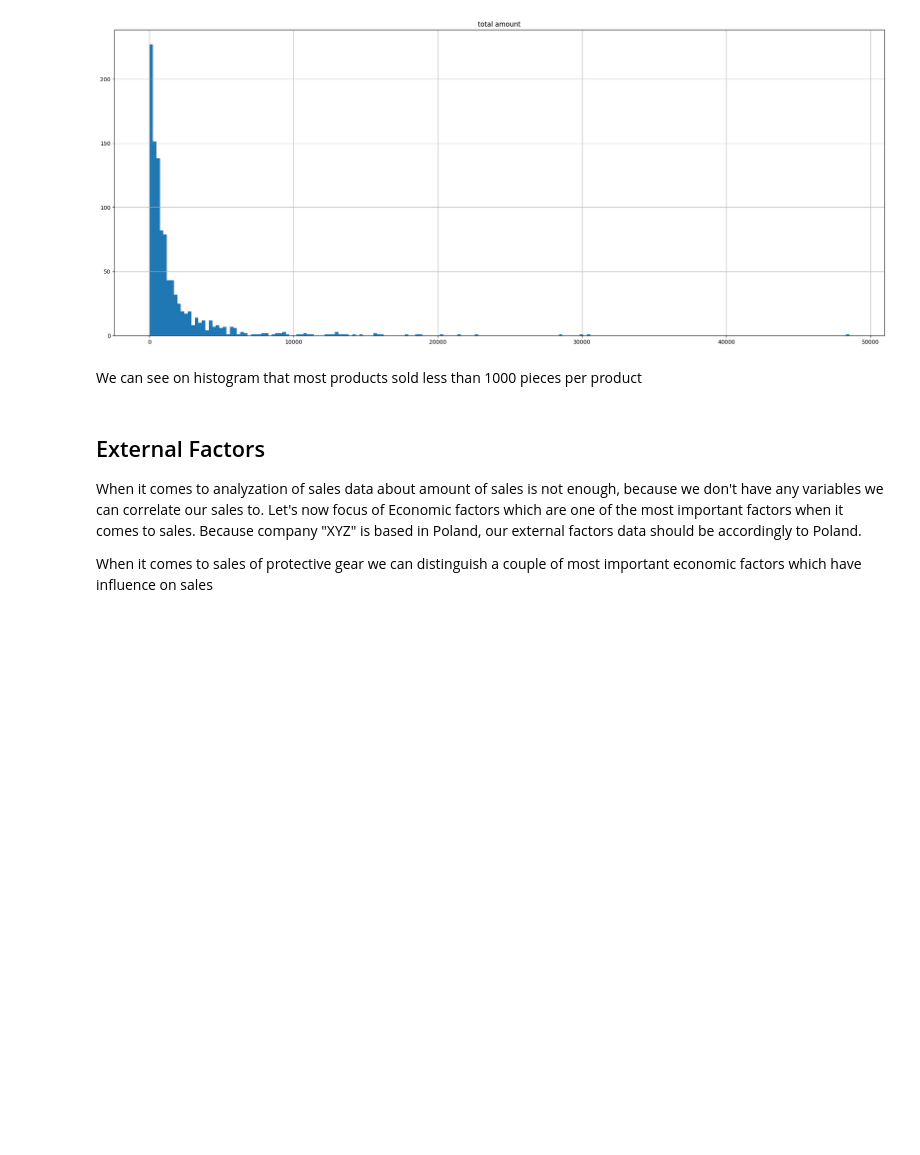
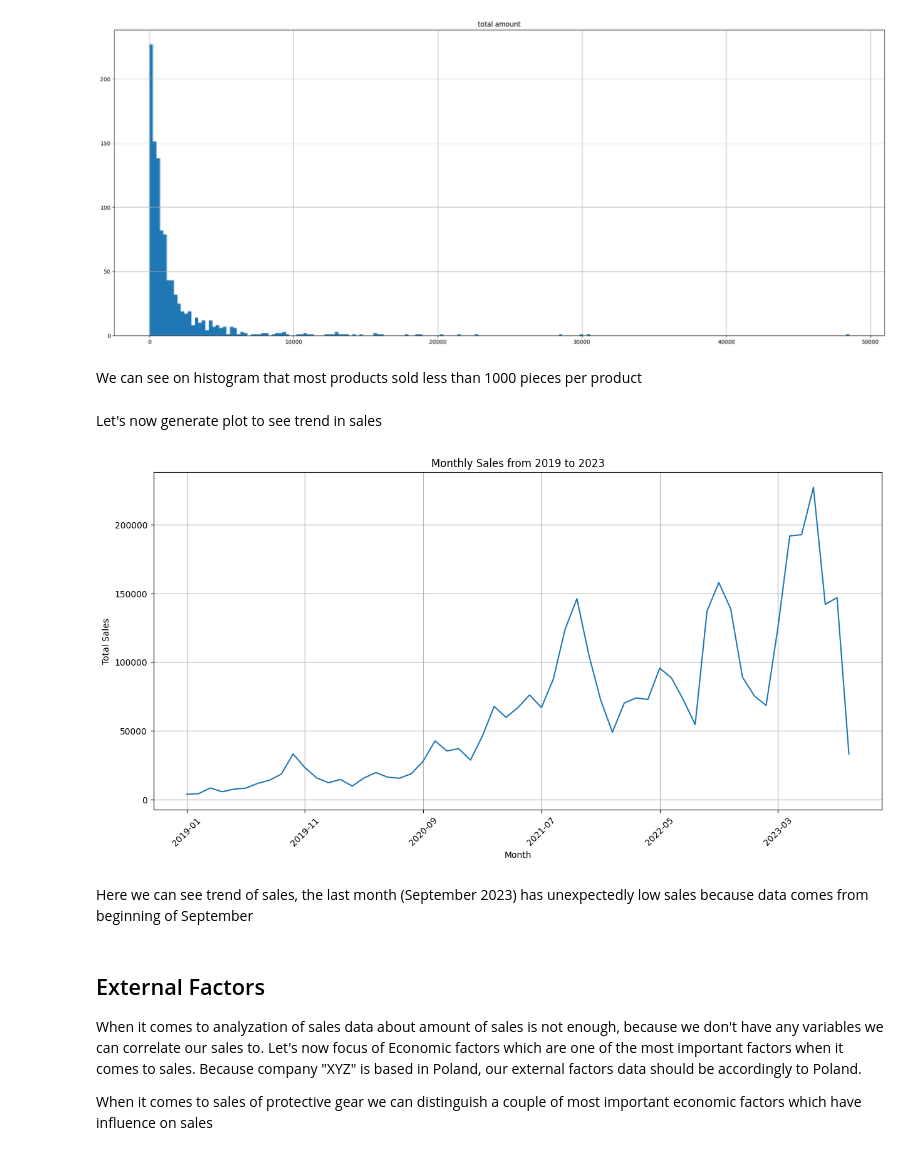
Before and after one commit to MichalI495002/Personal-Challenge, a Jupyter notebook: Jupyter Notebook/notebook.ipynb, the cells around one changed output. Drawn from its saved outputs; the diff is of its cells as text; code cells hidden in the pictures; blank space fills up the shorter version.

```diff
--- a/Jupyter Notebook/notebook.ipynb
+++ b/Jupyter Notebook/notebook.ipynb
@@ -14,9 +14,10 @@ Our task it to create model which is going to be able to predict future sales ba
 Here we are going to read data from file for analyzation
 # %%
 import pandas as pd
+import seaborn as sns
 
 # Read the CSV file
-data = pd.read_csv('../SalesData from raw to processed/Sales Data 2019-2023.csv')
+data = pd.read_csv('../Datasets/Sales Data/Sales Data 2019-2023.csv')
 
 # Display the first few rows of the data
 print(data.head())
@@ -72,6 +73,22 @@ array([[<Axes: title={'center': 'total amount'}>]], dtype=object)
 [figure]
 # %% [markdown]
 We can see on histogram that most products sold less than 1000 pieces per product
+# %% [markdown]
+Let's now generate plot to see trend in sales
+# %%
+# Extract monthly columns
+monthly_columns = df.columns[6:-1]  # Exclude the "total amount" column
+
+# Sum the sales for each month
+monthly_sales = df[monthly_columns].sum()
+
+ax = monthly_sales.plot(figsize=(15, 7), grid=True, title="Monthly Sales from 2019 to 2023", ylabel="Total Sales")
+ax.set_xlabel("Month")
+ax.tick_params(axis='x', rotation=45)
+# %% [output]
+[figure, added]
+# %% [markdown]
+Here we can see trend of sales, the last month (September 2023) has unexpectedly low sales because data comes from beginning of September
 # %% [markdown]
 ## External Factors
 
```
Also changed, not shown: parts of 18 cells of this notebook, 3 other files.
